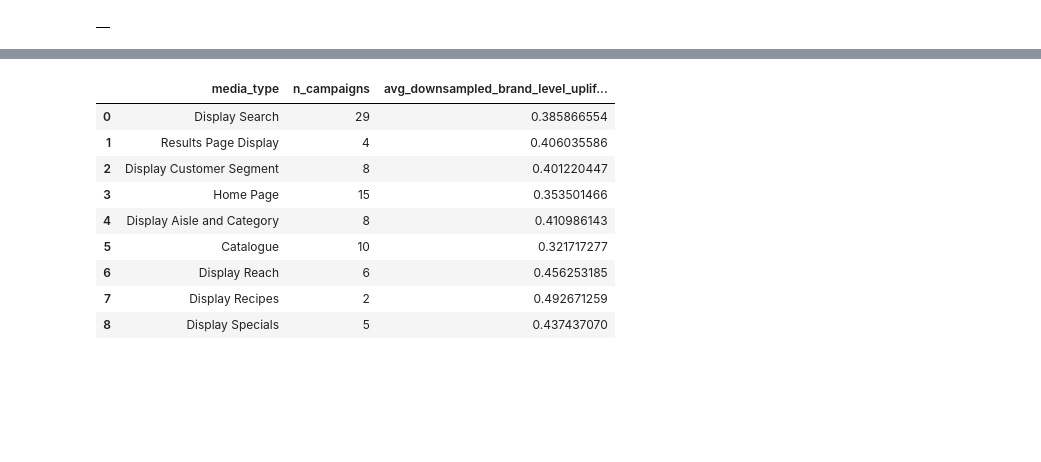
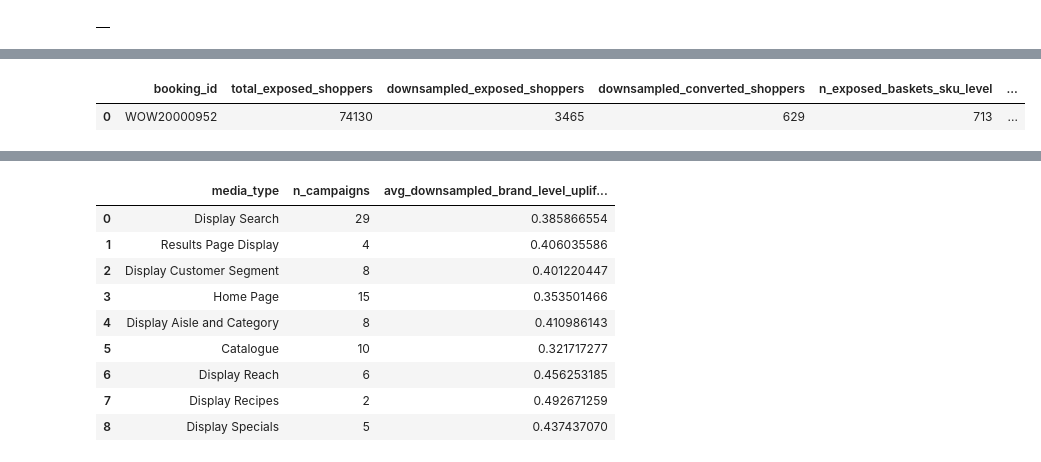
Before and after one commit to davelorino1/Cartology, a Jupyter notebook: DX/Campaign Exposed Sales EDA.ipynb, the cells around one changed output, grey strips where cells are left out. Drawn from its saved outputs; the diff is of its cells as text; code cells hidden in the pictures; blank space fills up the shorter version.

```diff
--- a/DX/Campaign Exposed Sales EDA.ipynb
+++ b/DX/Campaign Exposed Sales EDA.ipynb
@@ -3728,3 +3865,14 @@ check_df
+# %%
+check = client.query(
+    """
+SELECT * FROM `gcp-wow-cart-data-dev-d4d7.davide.dx_exposed_vs_not_exposed_results_2` LIMIT 10
+    """
+).result()
+check_df = check.to_dataframe()
+check_df
+# %% [output]
+|  | booking_id | total_exposed_shoppers | downsampled_exposed_shoppers | downsampled_converted_shoppers | n_exposed_baskets_sku_level | ... |
+| 0 | WOW20000952 | 74130 | 3465 | 629 | 713 | ... |
 # %%
 check = client.query(
     """
```
Also changed, not shown: parts of 7 cells of this notebook, 4 other files.
